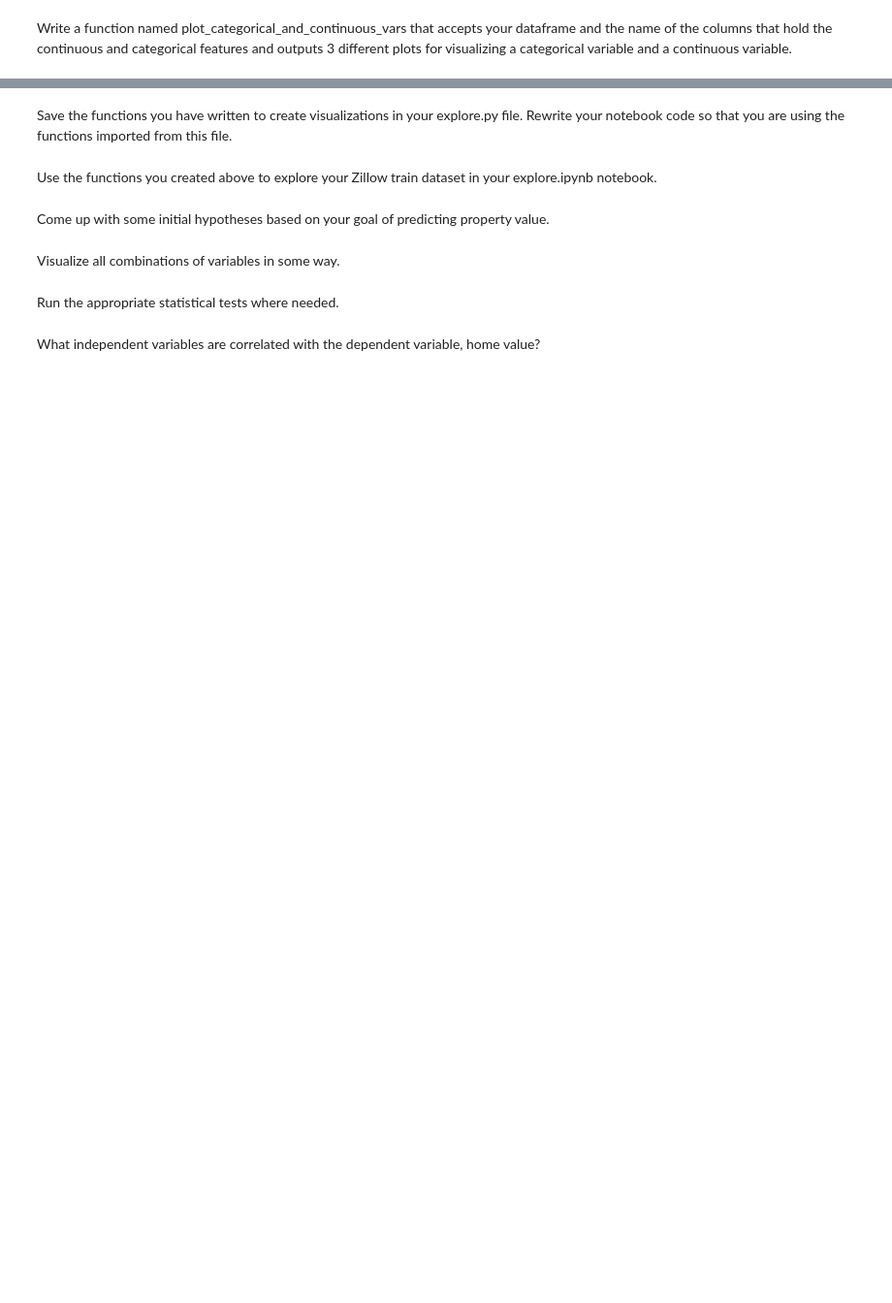
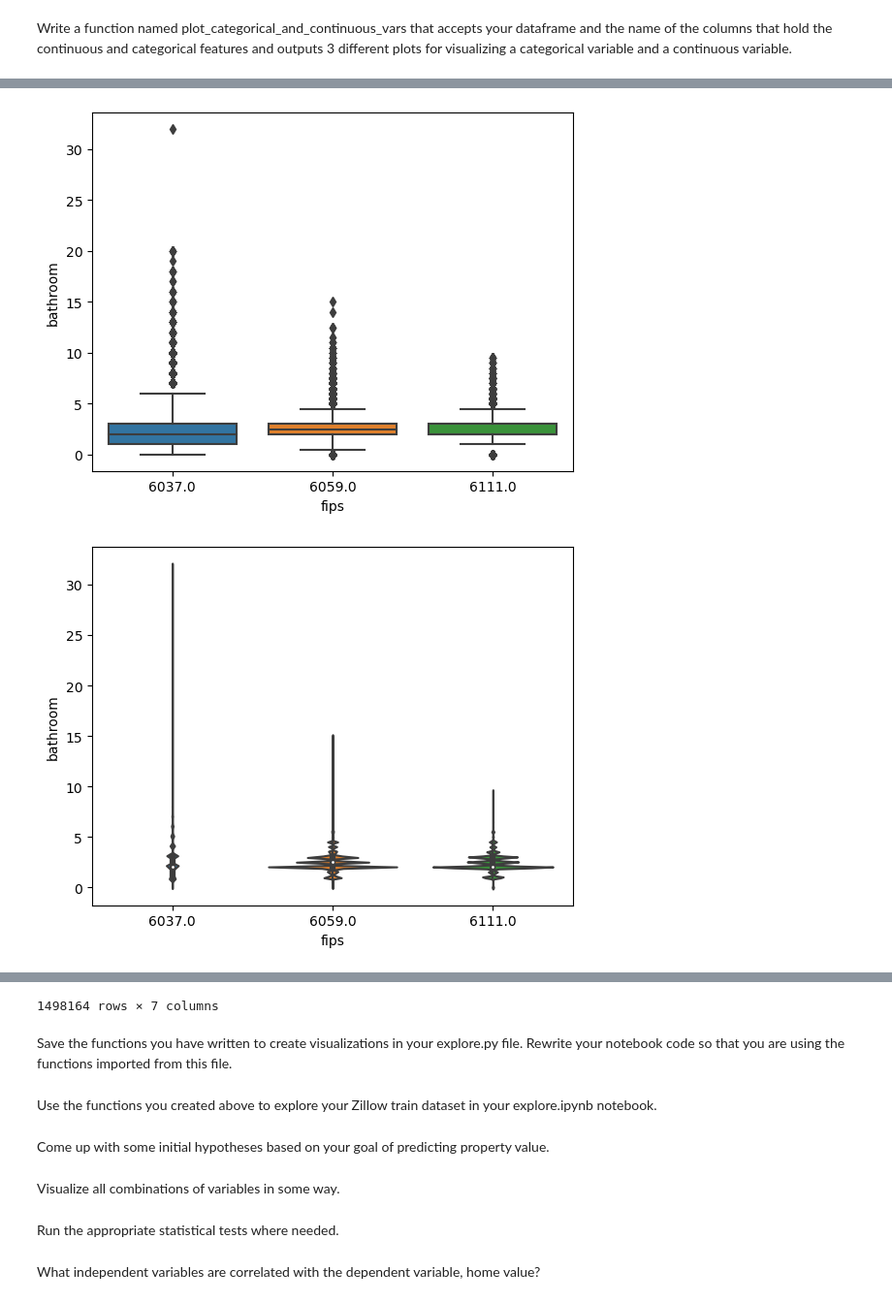
Before and after one commit to Bartholomew-Taylor/logistic_regression, a Jupyter notebook: exploration_exercise.ipynb, the cells around one changed output, grey strips where cells are left out. Shown: that part at 97% size. Saved outputs shown, nothing was run; the diff lists cells and outputs as text; code cells hidden in the pictures; blank space fills up the shorter version.

```diff
--- a/exploration_exercise.ipynb
+++ b/exploration_exercise.ipynb
@@ -106,0 +73,5 @@ plot_categorical_and_continuous(train, 'fips', 1)
+# %%
+explore.plot_categorical_and_continuous(train, 'fips', 'bathroom')
+# %% [output]
+[figure, added]
+[figure, added]
@@ -107,3 +91,4 @@ plot_categorical_and_continuous(train, 'fips', 1)
+1498164 rows × 7 columns
 # %% [markdown]
 Save the functions you have written to create visualizations in your explore.py file. Rewrite your notebook code so that you are using the functions imported from this file.
 # %% [markdown]
```
Also changed, not shown: parts of 7 cells of this notebook, 1 other file.
